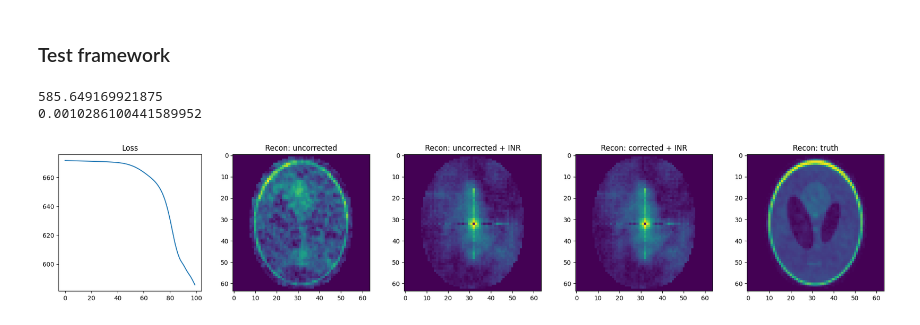
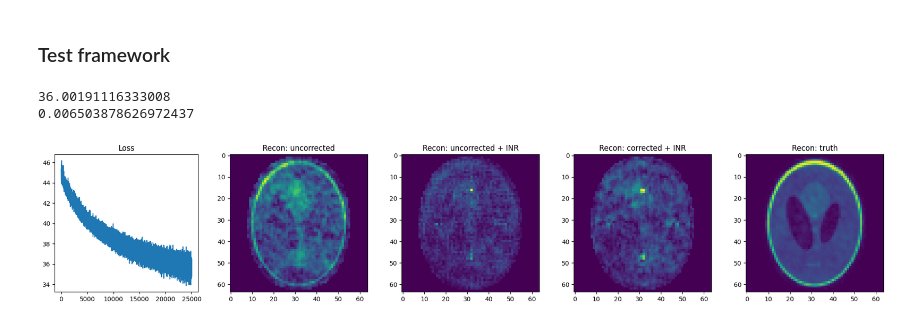
Before and after one commit to cnmy-ro/computational-imaging, a Jupyter notebook: algorithms/implicit_repr/Demo--Diff_Uncalib_Imaging.ipynb, the cells around one changed output. Cells and saved outputs as stored; diff of their text form; code cells hidden in the pictures.

```diff
--- a/algorithms/implicit_repr/Demo--Diff_Uncalib_Imaging.ipynb
+++ b/algorithms/implicit_repr/Demo--Diff_Uncalib_Imaging.ipynb
@@ -98,7 +97,7 @@ class MeasurementRepr(nn.Module):
 
 class ForwardOperator:
 
-    """ SENSE operator """
+    """ SENSE forward operator """
 
     def __init__(self, csm=None, device='cpu'):
         self.nufft = tkbn.KbNufft(im_size=resolution, device=device)
@@ -122,6 +121,7 @@ class ForwardOperator:
 
 
 class ReconstructorSimple:
+    """ Adjoint/Hermitian of the forward operator """
     def __call__(self, kdata, A): return A.H(kdata)
 
 
@@ -183,41 +183,41 @@ optimizer = torch.optim.Adam(params, lr=1e-4)
 consistency_weight = 1e-1
 
 # Optimization loop
-num_iters = 100
+num_iters = 25000
 loss_history = []
 kcoord_errors = []
 for it in tqdm(range(num_iters)):
 
     optimizer.zero_grad()
 
     A.set_coords(kcoords)
-    kdata_pred_r = R(kcoords)  # Shape: {ksamples, 1}
-    kdata_pred_ag = A(G(kdata_pred_r, A))  # Shape: {ksamples, 1}
+    kdata_pred_r = R(kcoords)  # Shape: (ksamples, 1)
+    kdata_pred_ag = A(G(kdata_pred_r, A))  # Shape: (ksamples, 1)
     loss = loss_fitting(kdata_true, kdata_pred_r) + consistency_weight * loss_consistency(kdata_pred_r, kdata_pred_ag)
 
     loss.backward()
     optimizer.step()
     loss_history.append(loss.item())
     kcoord_errors.append(F.mse_loss(kcoords.clone().detach(), kcoords_true).item())
 
 
 # Results
 print(loss_history[-1])
 print(kcoord_errors[-1])
 # plt.plot(kcoord_errors); plt.show()
 
 A.set_coords(kcoords_miscalib); recon_uncorrected_inr = G(R(kcoords_miscalib), A)
 A.set_coords(kcoords);          recon_corrected_inr = G(R(kcoords), A)
 A.set_coords(kcoords_true);     recon_true = G(kdata_true, A)
 
 fig, axs = plt.subplots(1, 5, figsize=(24, 4))
 axs[0].plot(loss_history); axs[0].set_title("Loss")
 axs[1].imshow(recon_uncorrected.abs().squeeze().detach().cpu()); axs[1].set_title("Recon: uncorrected")
 axs[2].imshow(recon_uncorrected_inr.abs().squeeze().detach().cpu()); axs[2].set_title("Recon: uncorrected + INR")
 axs[3].imshow(recon_corrected_inr.abs().squeeze().detach().cpu()); axs[3].set_title("Recon: corrected + INR")
 axs[4].imshow(recon_true.abs().squeeze().detach().cpu()); axs[4].set_title("Recon: truth")
 plt.show()
 # %% [output]
-585.649169921875
-0.0010286100441589952
+36.00191116333008
+0.006503878626972437
-[figure, old version]
+[figure, new version]
```
Also changed, not shown: parts of 1 cell of this notebook, 1 other file.
